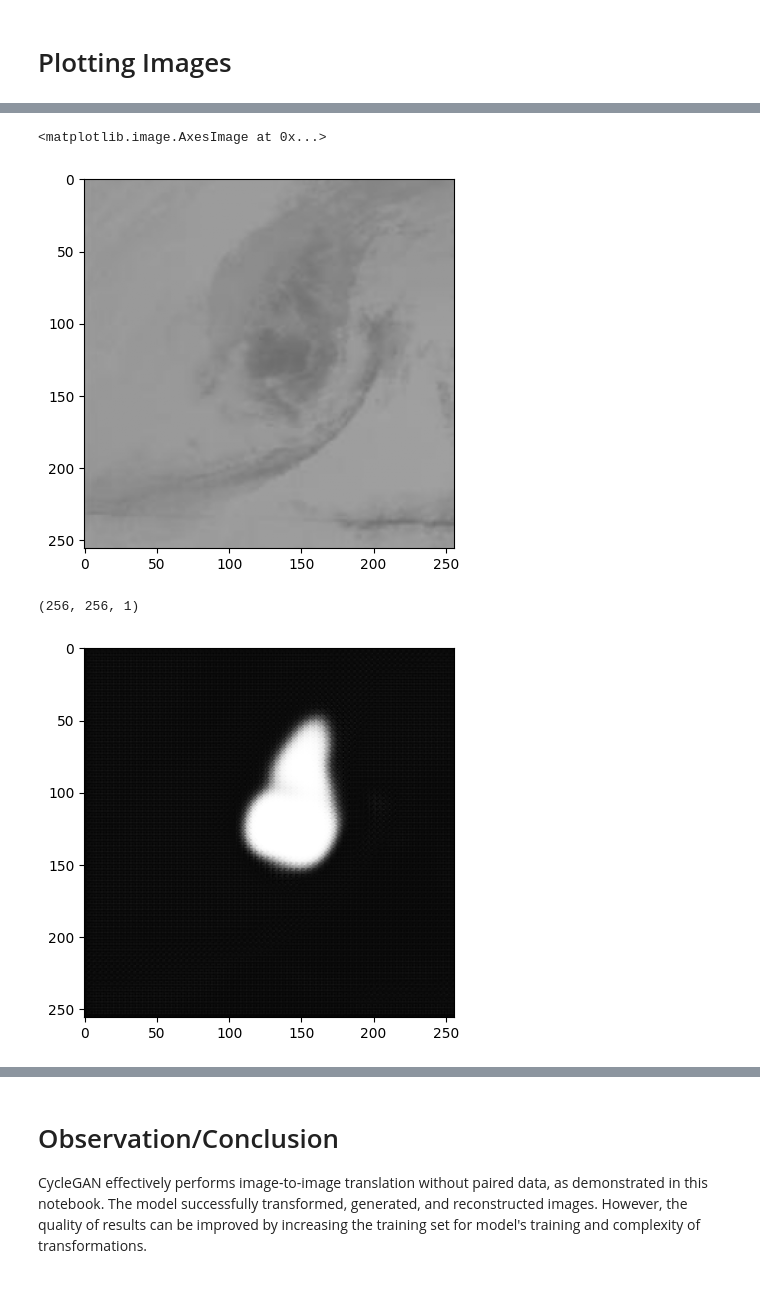
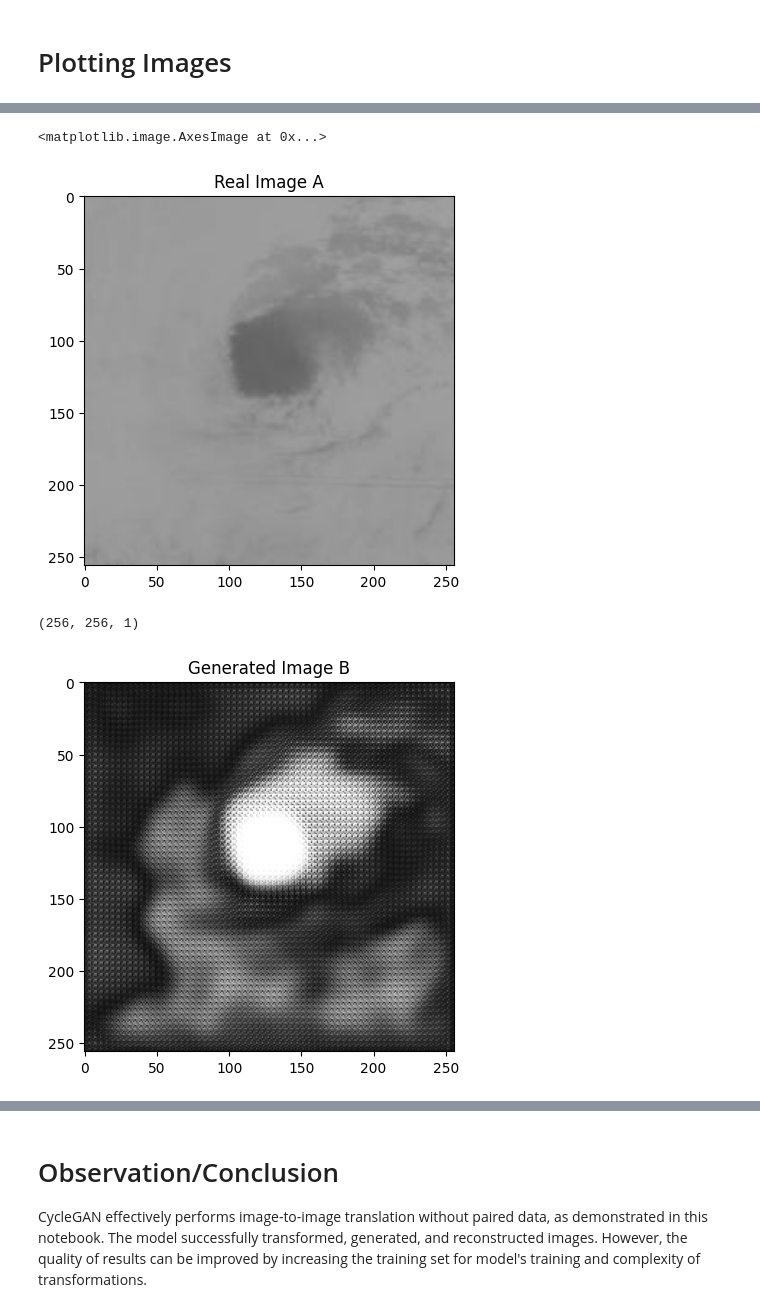
Before and after one commit to kbdharun/kaggle-notebooks, a Jupyter notebook: cyclone-cyclegan.ipynb, the cells around one changed output, grey strips where cells are left out. Cells and saved outputs as stored; diff of their text form; code cells hidden in the pictures.

Commit message:
Kaggle Notebook | cyclone-cycleGAN | Version 28

```diff
--- a/cyclone-cyclegan.ipynb
+++ b/cyclone-cyclegan.ipynb
@@ -26,7 +26,7 @@ from keras.preprocessing.image import load_img
 from numpy import savez_compressed
 
 # Dataset directory path
-directory = r'/kaggle/input/tcirrp-dataset/TCIRRP/train0.1k'
+directory = r'/kaggle/input/tcirrp-dataset/TCIRRP/train0.01k'
 
 # Get a list of all the file paths
 image_paths = [os.path.join(directory, img) for img in os.listdir(directory)]
@@ -398,27 +398,6 @@ def generate_fake_samples(g_model, dataset, patch_shape):
 # Saving the Generator Models
 
 This function saves the current state of the two generator models to disk. The models are saved in the Keras file format, which is a common format for storing large amounts of numerical data (a successor to the legacy HD5 format).
-# %%
-from tensorflow.keras.models import load_model
-
-def save_models(step, g_model_AtoB, g_model_BtoA):
-    # Create a directory named 'models' if it doesn't exist
-    # This is where the models will be saved
-    if not os.path.exists('models'):
-        os.makedirs('models')
-
-    # Save the first generator model (A to B)
-    # The filename includes the current step number (plus one), formatted as a six-digit number
-    filename1 = 'models/g_model_AtoB_%06d.keras' % (step+1)
-    g_model_AtoB.save(filename1)
-
-    # Save the second generator model (B to A)
-    # The filename includes the current step number (plus one), formatted as a six-digit number
-    filename2 = 'models/g_model_BtoA_%06d.keras' % (step+1)
-    g_model_BtoA.save(filename2)
-
-    # Print a message indicating that the models have been saved
-    print('> Saved: %s and %s' % (filename1, filename2))
 # %%
 def save_models(step, g_model_AtoB, g_model_BtoA):
     # Create a directory named 'models' if it doesn't exist
@@ -766,11 +745,11 @@ from numpy import load
 
 # Load the model that transforms images from domain A to domain B
 # The custom_objects parameter is used to map the name of the custom layer (InstanceNormalization) to the actual class
-model_AtoB = load_model('models/g_model_AtoB_000200.keras', custom_objects={'InstanceNormalization': InstanceNormalization})
+model_AtoB = load_model('models/g_model_AtoB_000020.keras', custom_objects={'InstanceNormalization': InstanceNormalization})
 
 # Load the model that transforms images from domain B to domain A
 # The custom_objects parameter is used to map the name of the custom layer (InstanceNormalization) to the actual class
-model_BtoA = load_model('models/g_model_BtoA_000200.keras', custom_objects={'InstanceNormalization': InstanceNormalization})
+model_BtoA = load_model('models/g_model_BtoA_000020.keras', custom_objects={'InstanceNormalization': InstanceNormalization})
 # %% [markdown]
 # Select Sample Images
 
@@ -927,19 +906,23 @@ import matplotlib.pyplot as plt
 imagesX = (A_real[0] + 1) / 2.0
 
 # Display the real image
+plt.title('Real Image A')
 plt.imshow(imagesX)
 # %% [output]
 <matplotlib.image.AxesImage at 0x...>
-[figure, old version]
+[figure, new version]
 # %%
+import matplotlib.pyplot as plt
+
 # Display the generated image in grayscale
 plt.imshow(B_generated, cmap='gray')
 
 # Print the shape of the generated image
+plt.title('Generated Image B')
 print(B_generated.shape)
 # %% [output]
 (256, 256, 1)
-[figure, old version]
+[figure, new version]
 # %%
 # Display the reconstructed image in grayscale
 plt.imshow(A_reconstructed, cmap='gray')
```
Also changed, not shown: parts of 11 cells of this notebook.
